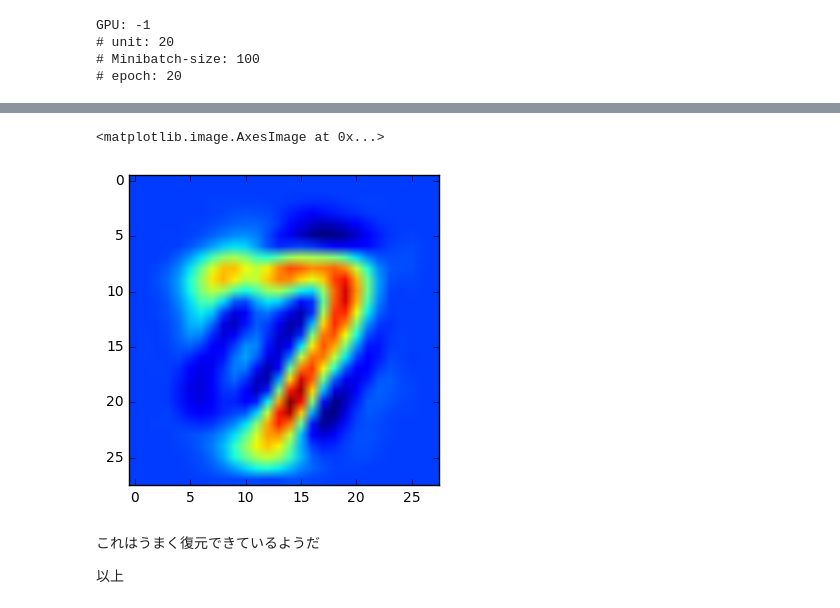
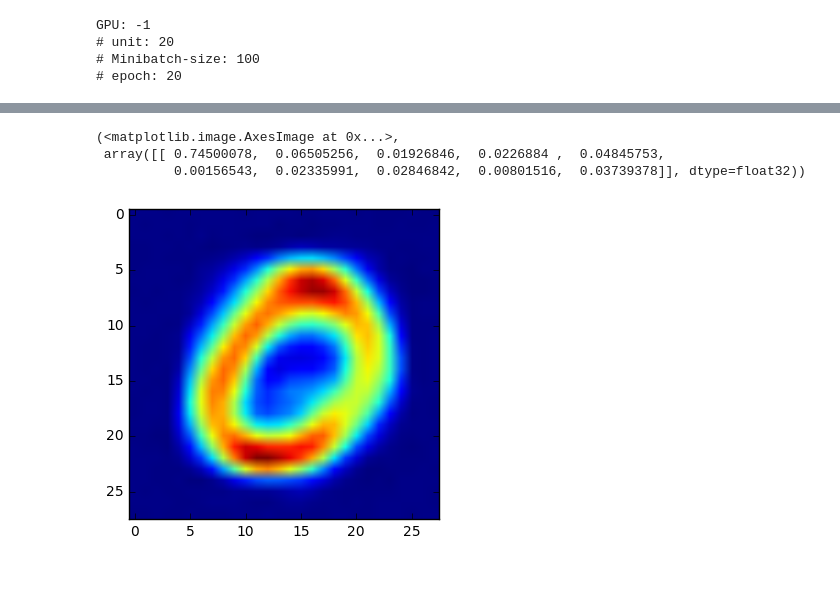
Before and after one commit to LittleWat/CommonRepresentationLearning, a Jupyter notebook: CorrNet.ipynb, the cells around one changed output, grey strips where cells are left out. Drawn from its saved outputs; the diff is of its cells as text; code cells hidden in the pictures; blank space fills up the shorter version.

```diff
--- a/CorrNet.ipynb
+++ b/CorrNet.ipynb
@@ -293,14 +275,9 @@ plt.imshow(rec_img)
-# %%
-concat = np.concatenate([test[test_id][0], test[test_id][1]])[np.newaxis, :]
-
-rec = model.dec_common(model.enc_common(concat))
-rec = rec.data[0][:784].reshape([28,28])
-plt.imshow(rec)
-# %% [output]
-<matplotlib.image.AxesImage at 0x...>
-[figure, removed]
-# %% [markdown]
-これはうまく復元できているようだ
-
-
-以上
+# %%
+recX, recY = model.encY_dec(test[test_id][1][np.newaxis,: ])
+
+plt.imshow(recX.reshape([28,28])), recY
+# %% [output]
+(<matplotlib.image.AxesImage at 0x...>,
+ array([[ 0.74500078,  0.06505256,  0.01926846,  0.0226884 ,  0.04845753,
+          0.00156543,  0.02335991,  0.02846842,  0.00801516,  0.03739378]], dtype=float32))
+[figure, added]
```
Also changed, not shown: parts of 18 cells of this notebook.
